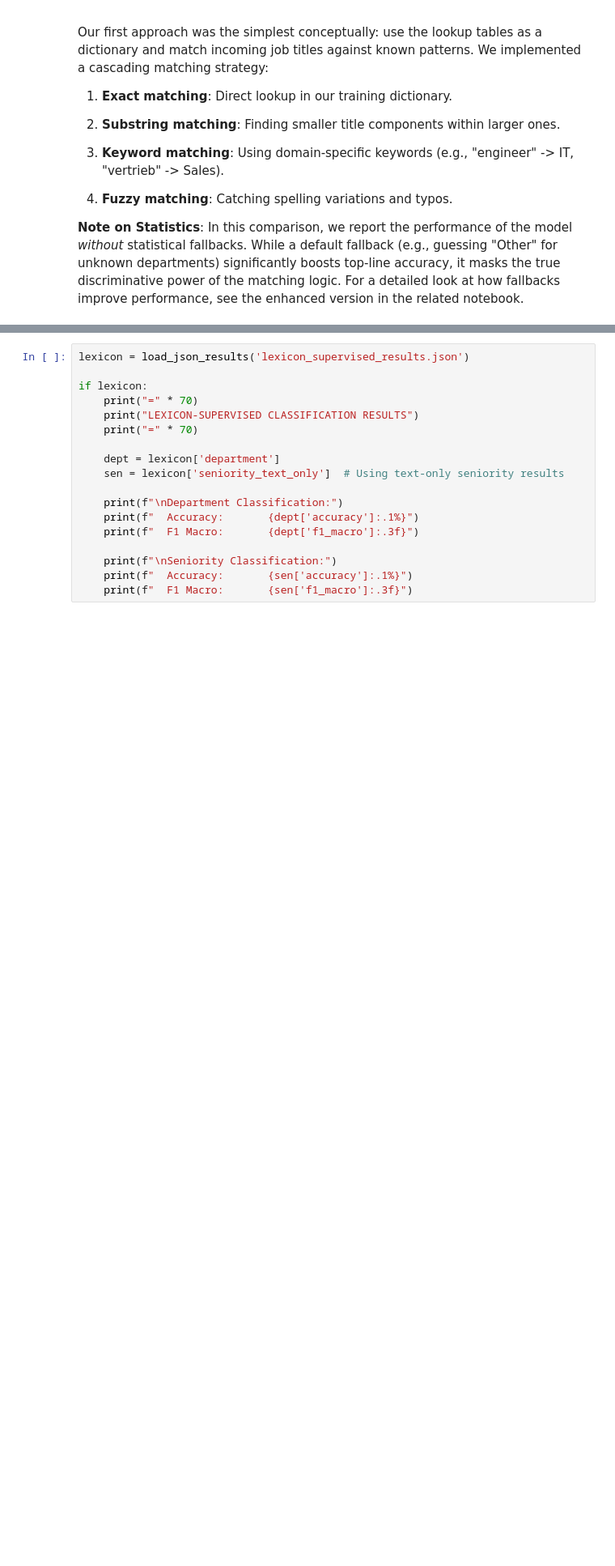
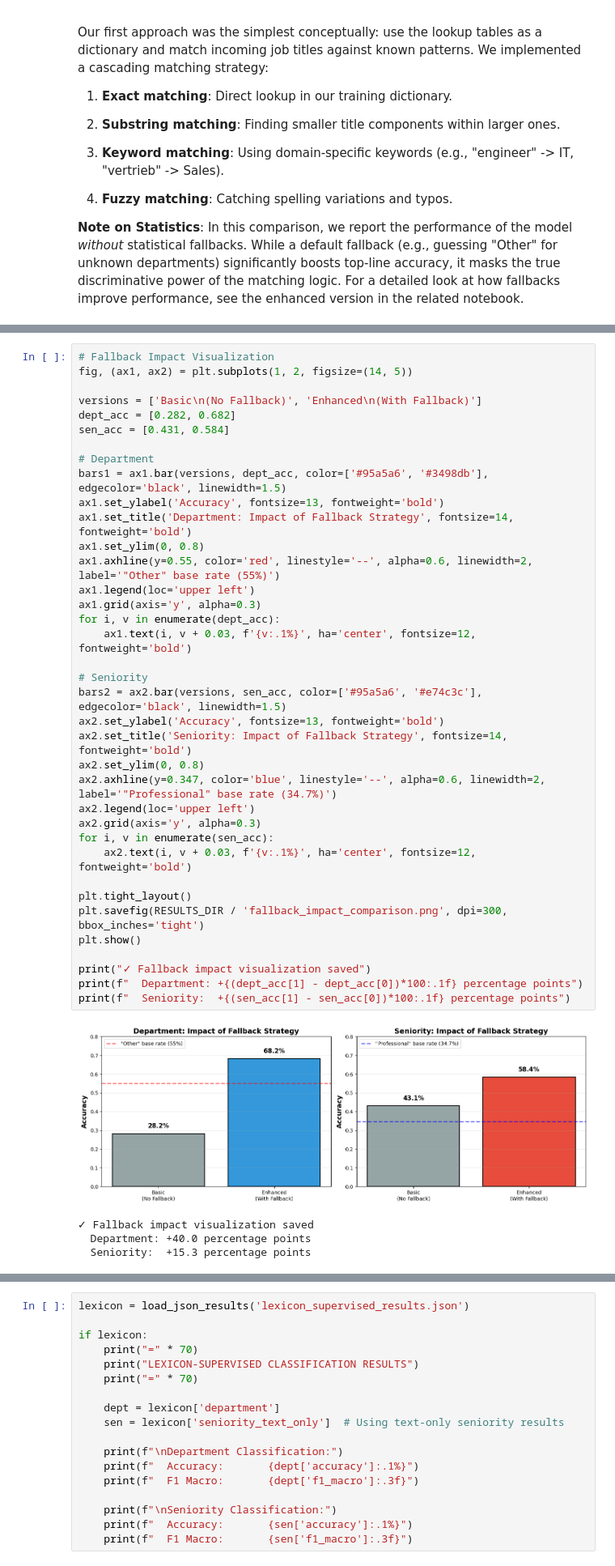
Before and after one commit to Julster35/BuzzwordLearner, a Jupyter notebook: notebooks/99_final_comparison.ipynb, the cells around one changed output, grey strips where cells are left out. Shown at 81% size. Cells and saved outputs as stored; diff of their text form; blank space fills up the shorter version.

```diff
--- a/notebooks/99_final_comparison.ipynb
+++ b/notebooks/99_final_comparison.ipynb
@@ -131,3 +157,45 @@ Seniority Classification:
+# %%
+# Fallback Impact Visualization
+fig, (ax1, ax2) = plt.subplots(1, 2, figsize=(14, 5))
+
+versions = ['Basic\n(No Fallback)', 'Enhanced\n(With Fallback)']
+dept_acc = [0.282, 0.682]
+sen_acc = [0.431, 0.584]
+
+# Department
+bars1 = ax1.bar(versions, dept_acc, color=['#95a5a6', '#3498db'], edgecolor='black', linewidth=1.5)
+ax1.set_ylabel('Accuracy', fontsize=13, fontweight='bold')
+ax1.set_title('Department: Impact of Fallback Strategy', fontsize=14, fontweight='bold')
+ax1.set_ylim(0, 0.8)
+ax1.axhline(y=0.55, color='red', linestyle='--', alpha=0.6, linewidth=2, label='"Other" base rate (55%)')
+ax1.legend(loc='upper left')
+ax1.grid(axis='y', alpha=0.3)
+for i, v in enumerate(dept_acc):
+    ax1.text(i, v + 0.03, f'{v:.1%}', ha='center', fontsize=12, fontweight='bold')
+
+# Seniority
+bars2 = ax2.bar(versions, sen_acc, color=['#95a5a6', '#e74c3c'], edgecolor='black', linewidth=1.5)
+ax2.set_ylabel('Accuracy', fontsize=13, fontweight='bold')
+ax2.set_title('Seniority: Impact of Fallback Strategy', fontsize=14, fontweight='bold')
+ax2.set_ylim(0, 0.8)
+ax2.axhline(y=0.347, color='blue', linestyle='--', alpha=0.6, linewidth=2, label='"Professional" base rate (34.7%)')
+ax2.legend(loc='upper left')
+ax2.grid(axis='y', alpha=0.3)
+for i, v in enumerate(sen_acc):
+    ax2.text(i, v + 0.03, f'{v:.1%}', ha='center', fontsize=12, fontweight='bold')
+
+plt.tight_layout()
+plt.savefig(RESULTS_DIR / 'fallback_impact_comparison.png', dpi=300, bbox_inches='tight')
+plt.show()
+
+print("✓ Fallback impact visualization saved")
+print(f"  Department: +{(dept_acc[1] - dept_acc[0])*100:.1f} percentage points")
+print(f"  Seniority:  +{(sen_acc[1] - sen_acc[0])*100:.1f} percentage points")
+# %% [output]
+[figure, added]
+✓ Fallback impact visualization saved
+  Department: +40.0 percentage points
+  Seniority:  +15.3 percentage points
 # %% [markdown]
 ## Approach 2: Embedding-Based Zero-Shot Classification
 
```
Also changed, not shown: parts of 13 cells of this notebook, 14 other files.
